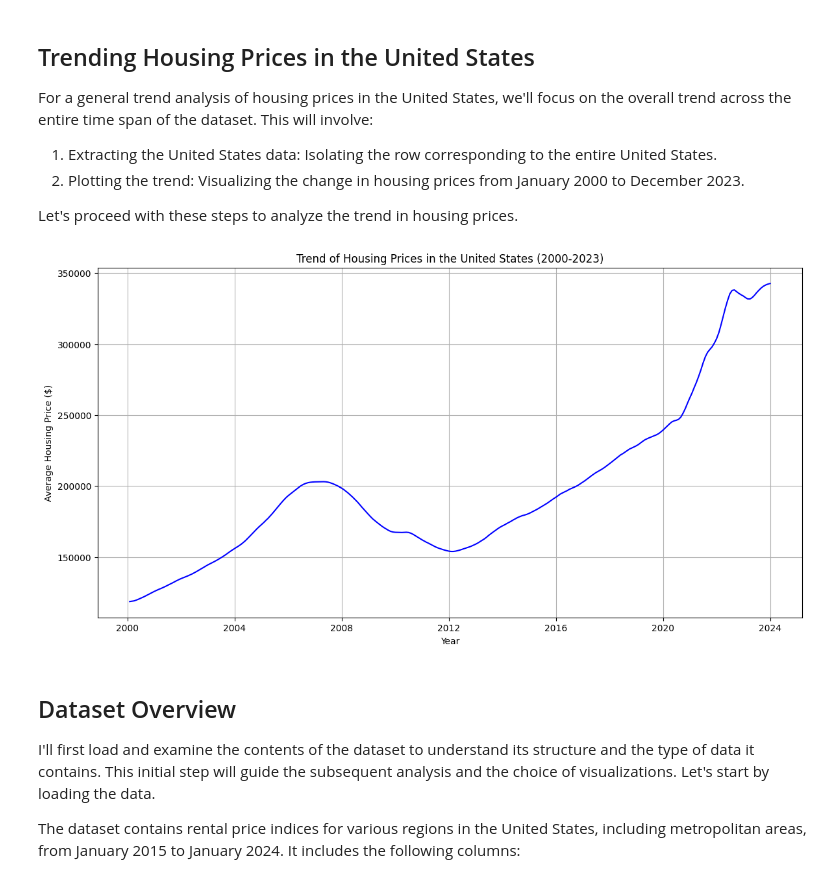
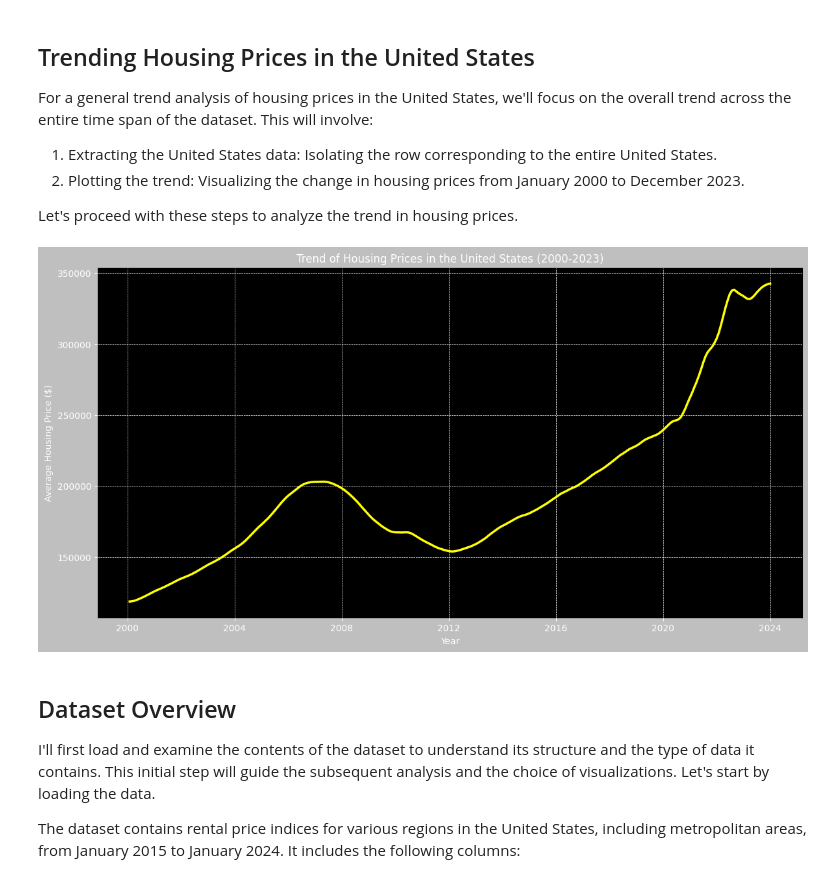
Before and after one commit to donlopez/Homes-rent-vs-buy, a Jupyter notebook: notebooks/data_exploration.ipynb, the cells around one changed output. Drawn from its saved outputs; the diff is of its cells as text; code cells hidden in the pictures.

Commit message:
updated chart visualizations

```diff
--- a/notebooks/data_exploration.ipynb
+++ b/notebooks/data_exploration.ipynb
@@ -49,7 +58,7 @@ df
 895 rows × 293 columns
 # %%
 # Load the data from the newly uploaded file again
-file_path_new = '/workspaces/Homes-rent-vs-buy/datasets/Metro_zhvi_uc_sfrcondo_tier_0.33_0.67_sm_sa_month.csv'
+file_path_new = r'C:\Users\welve\Documents\GitHub\Homes-rent-vs-buy\datasets\Metro_zhvi_uc_sfrcondo_tier_0.33_0.67_sm_sa_month.csv'
 data_new = pd.read_csv(file_path_new)
 
 # Display the first few rows of the dataframe to understand its structure
@@ -74,22 +83,41 @@ Let's proceed with these steps to analyze the trend in housing prices.
 # %%
 # Extract data for the United States
 us_data = data_new[data_new['RegionName'] == 'United States'].iloc[:, 5:]
 
 # Transpose the data to make it easier to plot
 us_data_transposed = us_data.T
 us_data_transposed.columns = ['Housing Prices']
 us_data_transposed.index = pd.to_datetime(us_data_transposed.index)
 
-# Plotting the trend
+# Plotting the trend with specified customizations
 plt.figure(figsize=(14, 7))
-plt.plot(us_data_transposed.index, us_data_transposed['Housing Prices'], color='blue', marker='', linestyle='-')
-plt.title('Trend of Housing Prices in the United States (2000-2023)')
+ax = plt.gca()
+
+# Setting background color with gradient
+ax.set_facecolor("black")
+ax.figure.patch.set_facecolor('grey')
+ax.figure.patch.set_alpha(0.5)
+
+# Plotting the data with customized trend line
+plt.plot(us_data_transposed.index, us_data_transposed['Housing Prices'], color='yellow', marker='', linestyle='-', linewidth=2.5)
+
+# Customizing the grid, ticks, and labels
+plt.grid(color='white', linestyle='--', linewidth=0.5)
+ax.tick_params(axis='x', colors='white')
+ax.tick_params(axis='y', colors='white')
+ax.xaxis.label.set_color('white')
+ax.yaxis.label.set_color('white')
+
+# Customizing the title
+plt.title('Trend of Housing Prices in the United States (2000-2023)', color='white')
+
+# Setting the xlabel and ylabel
 plt.xlabel('Year')
 plt.ylabel('Average Housing Price ($)')
-plt.grid(True)
+
 plt.show()
 # %% [output]
-[figure, old version]
+[figure, new version]
 # %% [markdown]
 ## Dataset Overview
 
```
Also changed, not shown: parts of 5 cells of this notebook.
